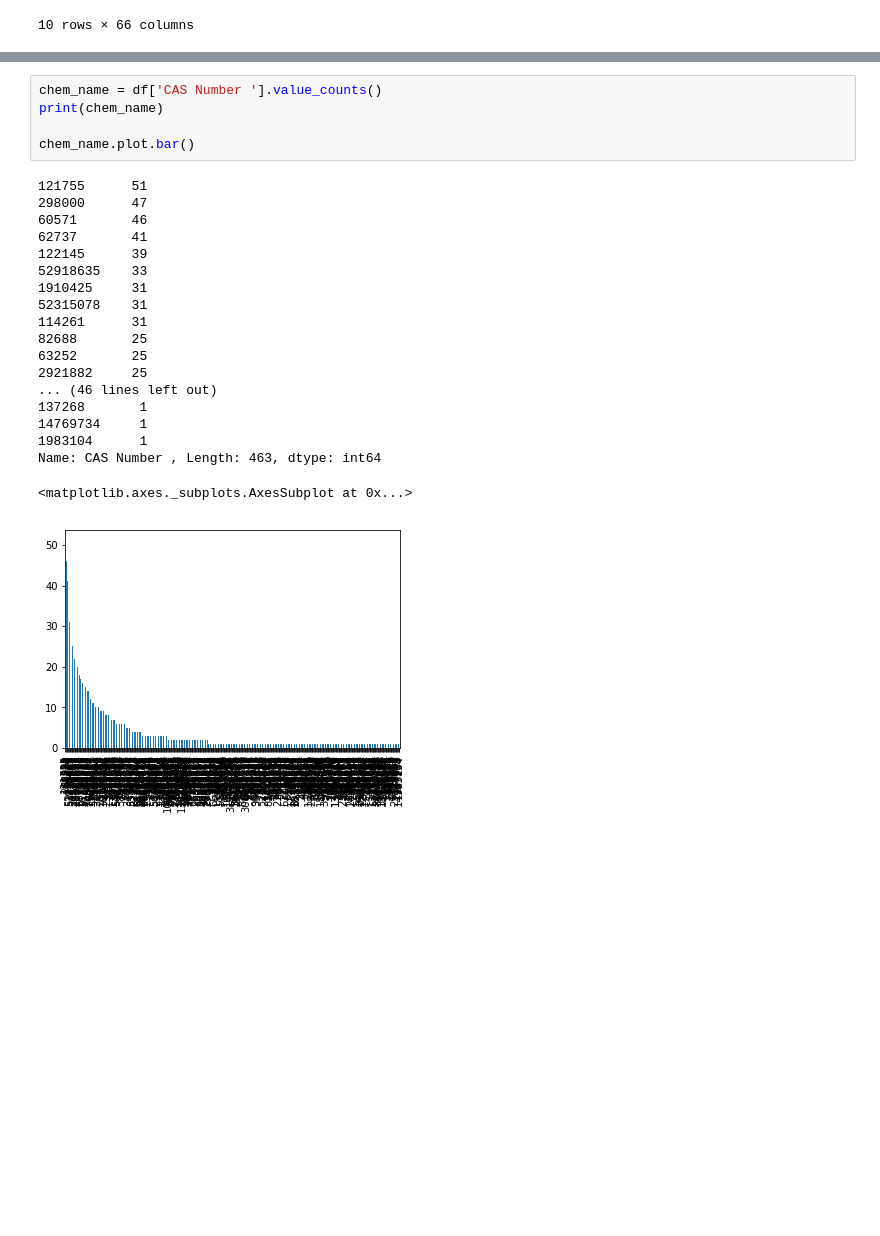
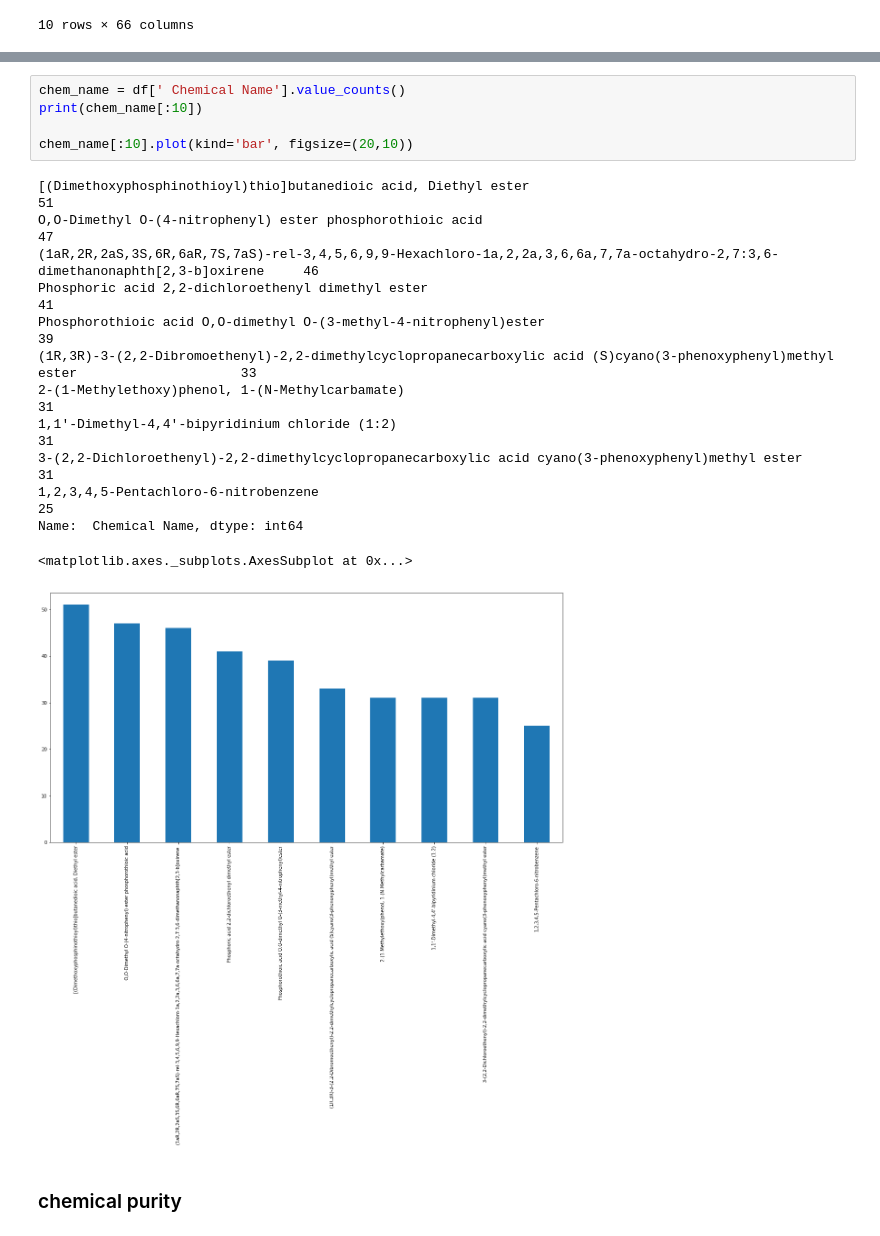
Before and after one commit to Kan4me/pupplystics, a Jupyter notebook: 0605_lcld.ipynb, the cells around one changed output, grey strips where cells are left out. Drawn from its saved outputs; the diff is of its cells as text; blank space fills up the shorter version.

Commit message:
ündestanding values and the relations

```diff
--- a/0605_lcld.ipynb
+++ b/0605_lcld.ipynb
@@ -69,27 +86,23 @@ Name: Endpoint, dtype: int64
 # %%
-chem_name = df['CAS Number '].value_counts()
-print(chem_name)
+chem_name = df[' Chemical Name'].value_counts()
+print(chem_name[:10])
 
-chem_name.plot.bar()
+chem_name[:10].plot(kind='bar', figsize=(20,10))
 # %% [output]
-121755      51
-298000      47
-60571       46
-62737       41
-122145      39
-52918635    33
-1910425     31
-52315078    31
-114261      31
-82688       25
-63252       25
-2921882     25
-... (46 lines left out)
-137268       1
-14769734     1
-1983104      1
-Name: CAS Number , Length: 463, dtype: int64
+[(Dimethoxyphosphinothioyl)thio]butanedioic acid, Diethyl ester                                                                  51
+O,O-Dimethyl O-(4-nitrophenyl) ester phosphorothioic acid                                                                        47
+(1aR,2R,2aS,3S,6R,6aR,7S,7aS)-rel-3,4,5,6,9,9-Hexachloro-1a,2,2a,3,6,6a,7,7a-octahydro-2,7:3,6-dimethanonaphth[2,3-b]oxirene     46
+Phosphoric acid 2,2-dichloroethenyl dimethyl ester                                                                               41
+Phosphorothioic acid O,O-dimethyl O-(3-methyl-4-nitrophenyl)ester                                                                39
+(1R,3R)-3-(2,2-Dibromoethenyl)-2,2-dimethylcyclopropanecarboxylic acid (S)cyano(3-phenoxyphenyl)methyl ester                     33
+2-(1-Methylethoxy)phenol, 1-(N-Methylcarbamate)                                                                                  31
+1,1'-Dimethyl-4,4'-bipyridinium chloride (1:2)                                                                                   31
+3-(2,2-Dichloroethenyl)-2,2-dimethylcyclopropanecarboxylic acid cyano(3-phenoxyphenyl)methyl ester                               31
+1,2,3,4,5-Pentachloro-6-nitrobenzene                                                                                             25
+Name:  Chemical Name, dtype: int64
 <matplotlib.axes._subplots.AxesSubplot at 0x...>
-[figure, old version]
+[figure, new version]
+# %% [markdown]
+### chemical purity
 # %%
 chem_purity = df[' Chemical Purity Mean(%) '].value_counts()
```
Also changed, not shown: parts of 34 cells of this notebook.
